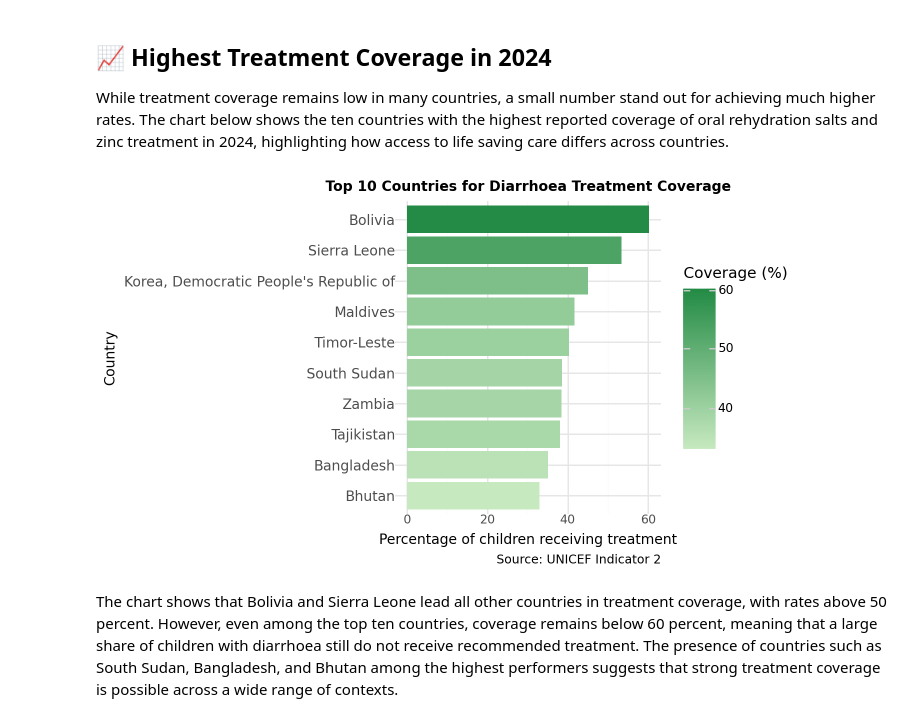
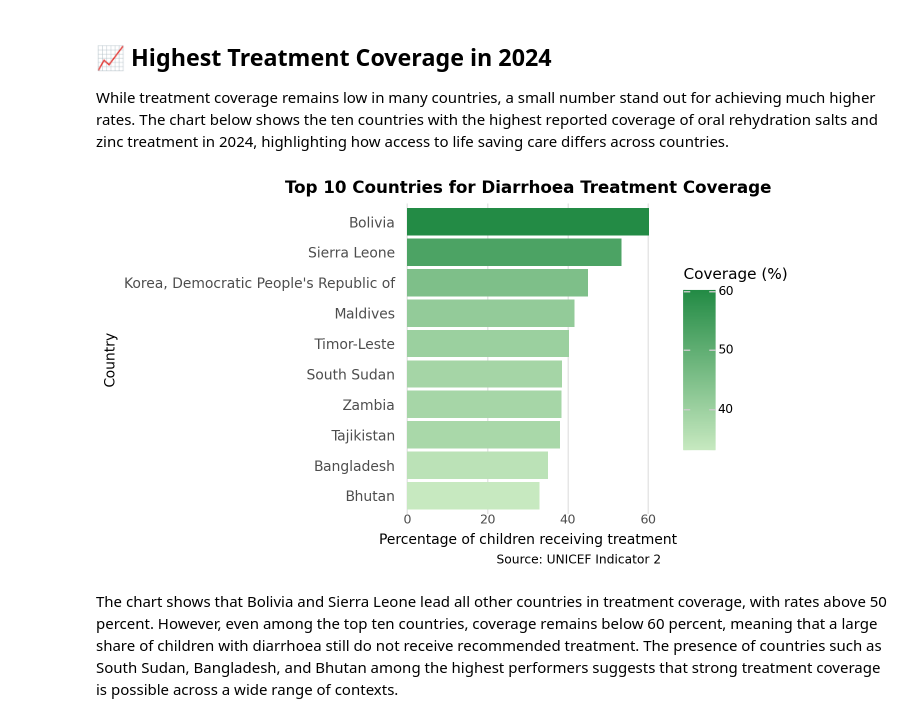
Before and after one commit to laniquahendricks2/laniquahendricks2.github.io, a Jupyter notebook: UNICEF_Assignment.ipynb, the cells around one changed output. Cells and saved outputs as stored; diff of their text form; code cells hidden in the pictures.

```diff
--- a/UNICEF_Assignment.ipynb
+++ b/UNICEF_Assignment.ipynb
@@ -585,47 +495,51 @@ While treatment coverage remains low in many countries, a small number stand out
 # %%
 #| label: fig-top10
 #| fig-cap: "Bolivia and Sierra Leone report the highest treatment coverage, although even the best performing countries still leave many children without treatment."
-from plotnine import ggplot, aes, geom_col, coord_flip, scale_fill_gradient, labs, theme_minimal, element_text, theme
 
-# Ensure latest_country is defined if this cell is run independently
-# Based on the kernel state, latest_country is already available as a Polars DataFrame
+from plotnine import (
+    ggplot, aes, geom_col, coord_flip, scale_fill_gradient,
+    labs, theme_minimal, element_text, theme, element_blank
+)
 
 top10 = (
     latest_country
     .sort("obs_value", descending=True)
     .head(10)
 )
 
-(    ggplot(
+(
+    ggplot(
         top10.to_pandas(),
         aes(
             x="reorder(country, obs_value)",
             y="obs_value",
             fill="obs_value"
         )
     )
-    + geom_col()
+    + geom_col(show_legend=True)
     + coord_flip()
     + scale_fill_gradient(low="#C7E9C0", high="#238B45")
     + labs(
         title="Top 10 Countries for Diarrhoea Treatment Coverage",
         x="Country",
         y="Percentage of children receiving treatment",
         fill="Coverage (%)",
         caption="Source: UNICEF Indicator 2"
     )
     + theme_minimal()
     + theme(
-        figure_size=(7,4),
-        plot_title=element_text(size=10, weight="bold"),
-        plot_subtitle=element_text(size=11),
+        figure_size=(7, 4),
+        plot_title=element_text(size=12, weight="bold"),
         axis_title=element_text(size=10),
         axis_text_y=element_text(size=10),
-        legend_position="right"
+        axis_text_x=element_text(size=9),
+        legend_position="right",
+        panel_grid_minor=element_blank(),
+        panel_grid_major_y=element_blank()
     )
 )
 # %% [output]
-[figure, old version]
+[figure, new version]
 # %% [markdown]
 The chart shows that Bolivia and Sierra Leone lead all other countries in treatment coverage, with rates above 50 percent. However, even among the top ten countries, coverage remains below 60 percent, meaning that a large share of children with diarrhoea still do not receive recommended treatment. The presence of countries such as South Sudan, Bangladesh, and Bhutan among the highest performers suggests that strong treatment coverage is possible across a wide range of contexts.
 # %%
```
Also changed, not shown: parts of 30 cells of this notebook.
